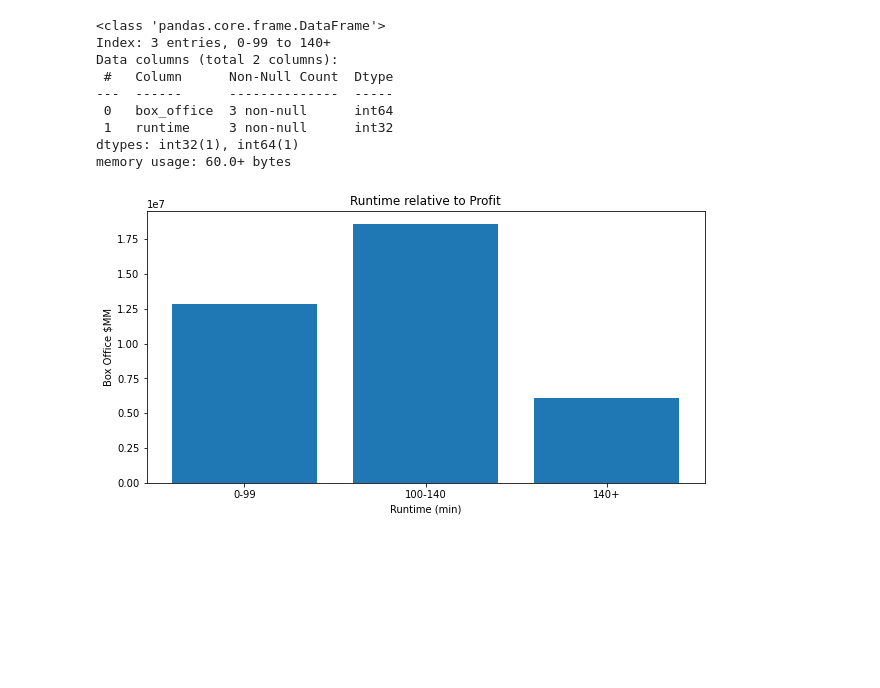
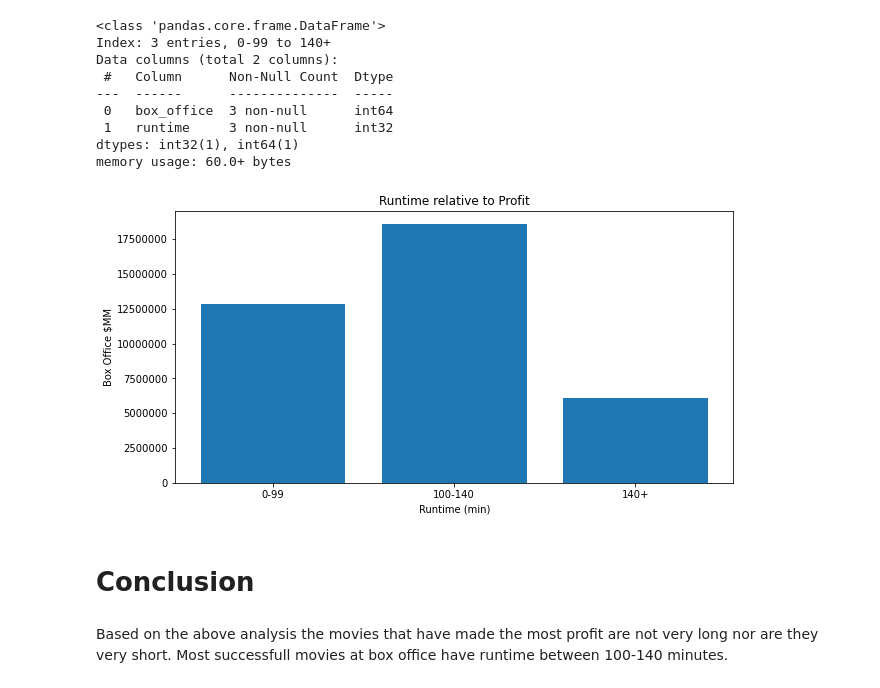
Before and after one commit to claragiurgiu/Microsoft-Movie-Studio-EDA, a Jupyter notebook: Mahum.ipynb, the cells around one changed output. Saved outputs shown, nothing was run; the diff lists cells and outputs as text; code cells hidden in the pictures; blank space fills up the shorter version.

Commit message:
Final Analysis

```diff
--- a/Mahum.ipynb
+++ b/Mahum.ipynb
@@ -228,15 +231,20 @@ Data columns (total 2 columns):
 dtypes: int32(1), int64(1)
 memory usage: 60.0+ bytes
 # %%
-#scatter plot of
+#scatter plot of relationship between runtime and boxoffice profit.
 
 x= rn_grouped.index
 y= rn_grouped['box_office']
 fig, ax = plt.subplots(figsize = (10,5))
+plt.ticklabel_format(style='plain')
 
 ax.bar(x,y)
 ax.set_title('Runtime relative to Profit')
 ax.set_xlabel('Runtime (min)')
 ax.set_ylabel('Box Office $MM');
 # %% [output]
-[figure, old version]
+[figure, new version]
+# %% [markdown]
+# Conclusion
+# %% [markdown]
+Based on the above analysis the movies that have made the most profit are not very long nor are they very short. Most successfull movies at box office have runtime between 100-140 minutes.
```
Also changed, not shown: parts of 2 cells of this notebook.
